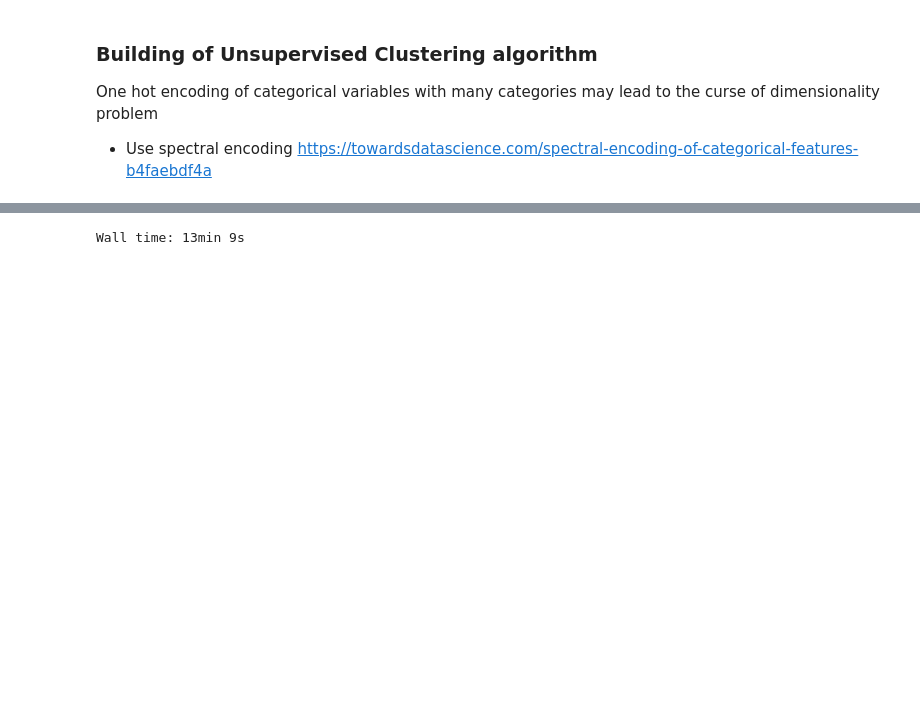
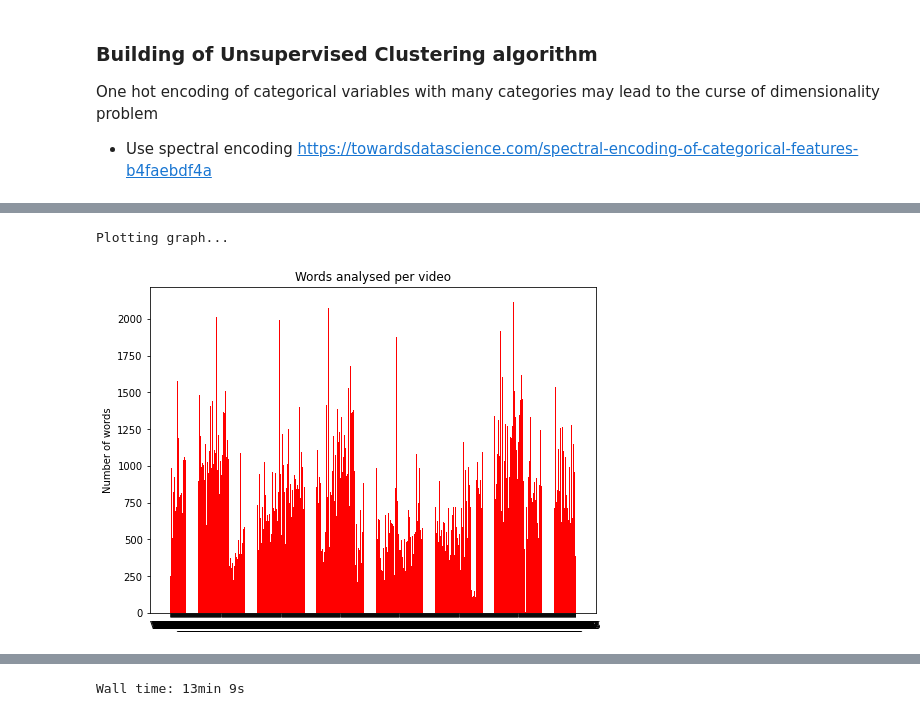
Before and after one commit to Jefflai0315/AI_spec_gen, a Jupyter notebook: ML Classifier .ipynb, the cells around one changed output, grey strips where cells are left out. Saved outputs shown, nothing was run; the diff lists cells and outputs as text; code cells hidden in the pictures; blank space fills up the shorter version.

Commit message:
updated text analysis class

```diff
--- a/ML Classifier .ipynb
+++ b/ML Classifier .ipynb
@@ -173,0 +184,4 @@ df
+# %%
+# initialise an instance of SentimentAnalyser with cleaned text
+df_test = SentimentAnalyser(df)
+print(df_test.df)
@@ -173,0 +254,14 @@ df
+# %%
+'''Exploratory Data Analysis'''
+'''EDA - metadata'''
+print("Summary of data...")
+vid_index = []      # list of video index (from 1 to last video)
+vid_words = []      # list of number of words in each video
+
+for i in range(len(df_test.clean_data)):
+    vid_index.append("Video_" + str(i+1))
+    # print(df_test.clean_data.loc[i][2])
+    vid_words.append(len(df_test.clean_data.loc[i][2].split()))
+
+data_words = pd.DataFrame(list(zip(vid_index, vid_words)), columns=['Video Index', 'Total Words'])
+print(data_words)
@@ -173,0 +284,15 @@ df
+# %%
+# Words analysed per video
+import matplotlib.pyplot as plt
+
+print("Plotting graph...")
+fig = plt.figure(figsize=(8, 6))
+plt.bar(vid_index, vid_words, color='r')
+plt.title('Words analysed per video')
+plt.ylabel('Number of words')
+# plt.xlabel('Video Index')
+# plt.xticks(rotation=70, fontsize=8)
+plt.show()
+# %% [output]
+Plotting graph...
+[figure, added]
```
Also changed, not shown: parts of 17 cells of this notebook, 3 other files.
